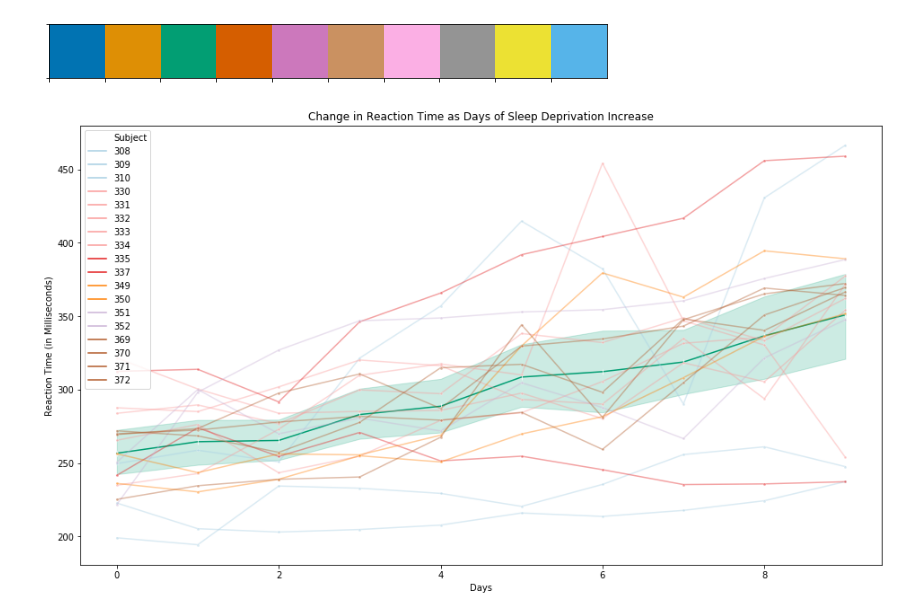
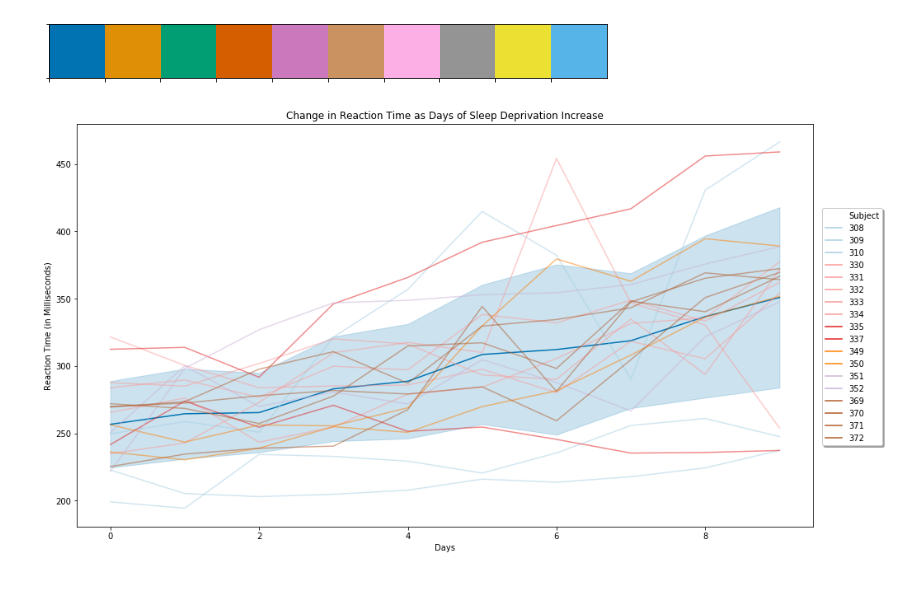
Before and after one commit to aleclhartman/python-exercises, a Jupyter notebook: 4.8.5_seaborn_exercises.ipynb, the cells around one changed output. Cells and saved outputs as stored; diff of their text form; code cells hidden in the pictures; blank space fills up the shorter version.

```diff
--- a/4.8.5_seaborn_exercises.ipynb
+++ b/4.8.5_seaborn_exercises.ipynb
@@ -570,11 +585,12 @@ colorblind = sns.palplot(sns.color_palette("colorblind"))
 # %%
 # Use seaborn to create a line chart of all the individual subject's reaction times and
 # a more prominant line showing the average change in reaction time.
 plt.figure(figsize=(16,9))
-sns.lineplot(x="Days", y="Reaction", data=sleepstudy, marker="|", color=sns.color_palette("colorblind")[2])
-sns.lineplot(x="Days", y="Reaction", data=sleepstudy, palette="Paired", hue="Subject", marker=".", legend="full", alpha=.4)
+sns.lineplot(x="Days", y="Reaction", data=sleepstudy, color=sns.color_palette("colorblind")[0], ci="sd")
+sns.lineplot(x="Days", y="Reaction", data=sleepstudy, palette="Paired", hue="Subject", legend="full", alpha=.5)
 plt.title("Change in Reaction Time as Days of Sleep Deprivation Increase")
 plt.ylabel("Reaction Time (in Milliseconds)")
+plt.legend(loc="best", bbox_to_anchor=(1.1, 0.8), shadow=True, ncol=1)
 plt.show()
 # %% [output]
-[figure, old version]
+[figure, new version]
```
Also changed, not shown: parts of 11 cells of this notebook.
